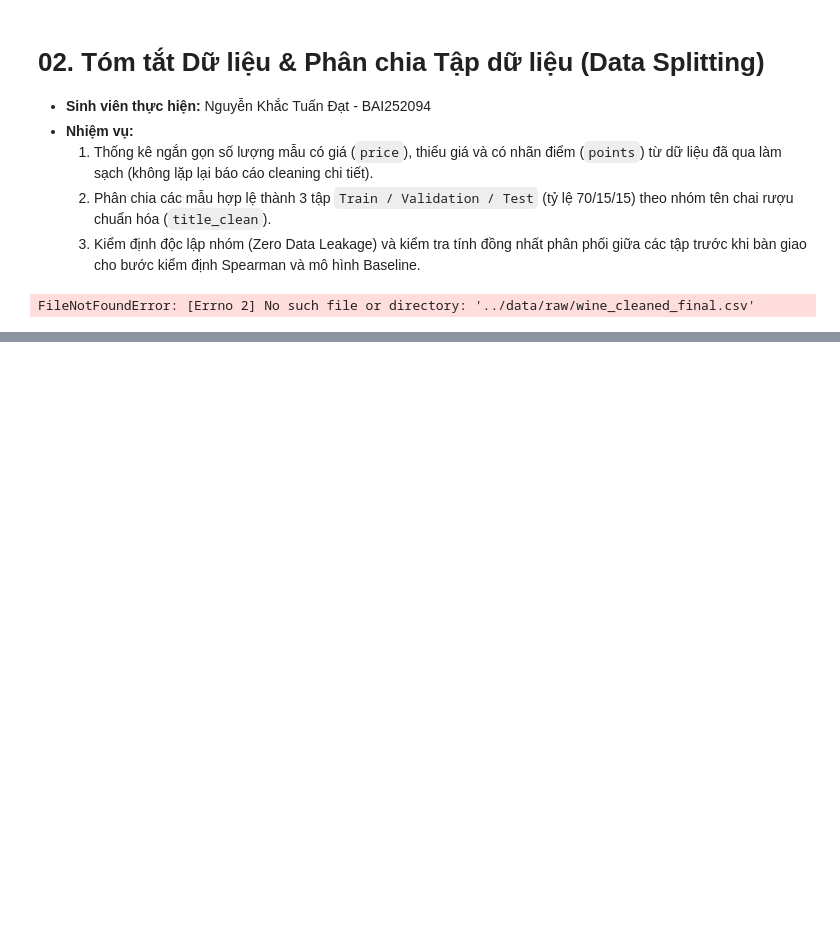
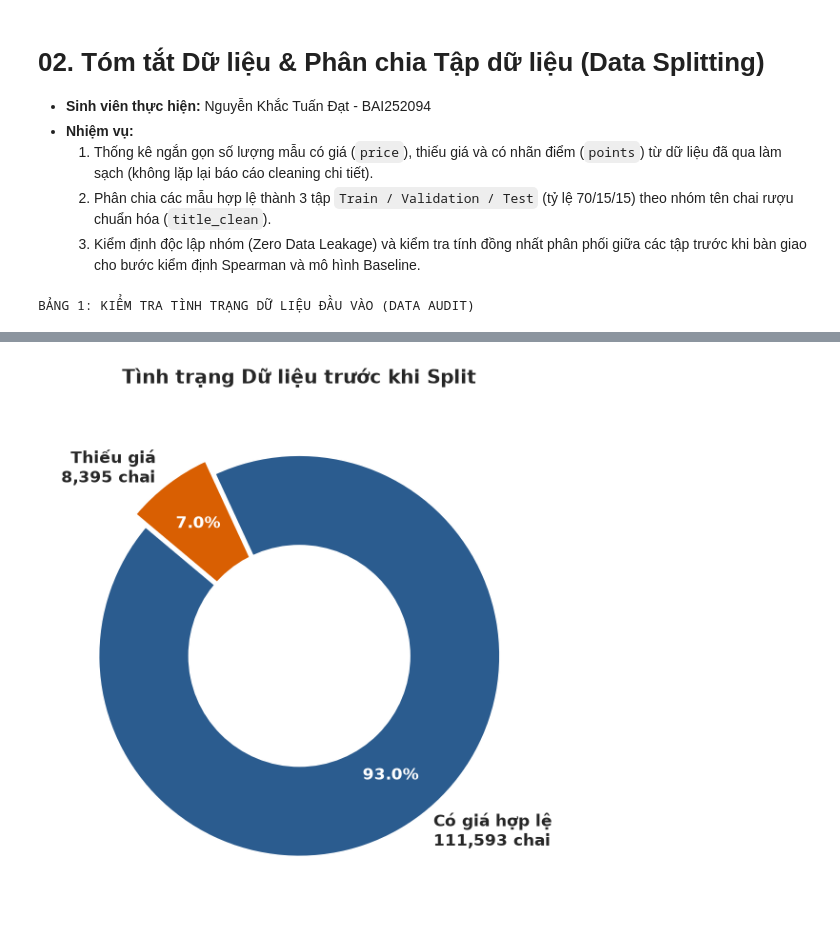
Before and after one commit to Tdat2711/wine-quality-prediction, a Jupyter notebook: notebooks/02_dat_data_split.ipynb, the cells around one changed output, grey strips where cells are left out. Saved outputs shown, nothing was run; the diff lists cells and outputs as text; code cells hidden in the pictures; blank space fills up the shorter version.

```diff
--- a/notebooks/02_dat_data_split.ipynb
+++ b/notebooks/02_dat_data_split.ipynb
@@ -16,80 +16,89 @@ import matplotlib.pyplot as plt
 import seaborn as sns
 from sklearn.model_selection import GroupShuffleSplit
 
-# Ẩn các cảnh báo tương lai không cần thiết để giữ sạch notebook
+# 0. Cấu hình hiển thị và ẩn các cảnh báo hệ thống không cần thiết
 warnings.filterwarnings('ignore')
 sns.set_theme(style="whitegrid", palette="muted")
 plt.rcParams['figure.dpi'] = 110
 plt.rcParams['font.sans-serif'] = 'DejaVu Sans'
 
-# 1. Đọc dữ liệu gốc và khử trùng lặp cơ bản theo quy chuẩn pipeline
-raw_path = '../data/processed/wine_cleaned_final.csv'
-df = pd.read_csv(raw_path)
-df_unique = df.drop_duplicates(subset=['title', 'description', 'points', 'price']).copy()
+# 1. Kế thừa dữ liệu đã được làm sạch (Cleaned Data) từ pipeline của nhóm
+clean_path = '../data/processed/wine_cleaned_final.csv'
+df_clean_input = pd.read_csv(clean_path)
 
-# 2. Tính toán các chỉ số khuyết thiếu
-total_bottles = len(df_unique)
-has_points = df_unique['points'].notna().sum()
-has_price = df_unique['price'].notna().sum()
-missing_price = df_unique['price'].isna().sum()
-valid_samples = len(df_unique.dropna(subset=['price', 'points']))
+# 2. Thống kê (Audit) tình trạng dữ liệu trước khi thực hiện chia tập
+total_bottles = len(df_clean_input)
+has_points = df_clean_input['points'].notna().sum()
+has_price = df_clean_input['price'].notna().sum()
+missing_price = df_clean_input['price'].isna().sum()
 
 summary_df = pd.DataFrame({
     "Trạng thái dữ liệu": [
-        "1. Tổng số chai (Sau khi khử trùng lặp)",
+        "1. Tổng số chai (Từ Pipeline Cleaned)",
         "2. Số chai có nhãn điểm (points)",
-        "3. Số chai CÓ giá (price hợp lệ)",
-        "4. Số chai THIẾU giá (price = NaN)",
-        "5. Mẫu ĐỦ ĐIỀU KIỆN phân tích (Có cả price & points)"
+        "3. Số chai CÓ giá hợp lệ (price)",
+        "4. Số chai THIẾU giá (price = NaN)"
     ],
     "Số lượng (Chai)": [
         f"{total_bottles:,}",
         f"{has_points:,}",
         f"{has_price:,}",
-        f"{missing_price:,}",
-        f"{valid_samples:,}"
+        f"{missing_price:,}"
     ],
     "Tỷ lệ (%)": [
         "100.00%",
         f"{(has_points/total_bottles)*100:.2f}%",
         f"{(has_price/total_bottles)*100:.2f}%",
-        f"{(missing_price/total_bottles)*100:.2f}%",
-        f"{(valid_samples/total_bottles)*100:.2f}%"
+        f"{(missing_price/total_bottles)*100:.2f}%"
     ],
-    "Quyết định xử lý": [
-        "Làm cơ sở tham chiếu",
-        "Đủ 100% nhãn mục tiêu",
-        "Đưa vào chia tập (Split)",
-        "Loại bỏ (Tránh nhiễu do điền khuyết nhân tạo)",
-        "Tập dữ liệu chính thức cho EDA & Modeling"
+    "Đánh giá trạng thái": [
+        "Tập đầu vào cho Data Split",
+        "Đạt chuẩn mục tiêu",
+        "Đạt chuẩn mục tiêu",
+        "Đã được làm sạch hoàn toàn"
     ]
 })
 
-print("BẢNG 1: TÓM TẮT TÌNH TRẠNG KHUYẾT THIẾU GIÁ VÀ ĐIỂM ĐÁNH GIÁ")
+print("BẢNG 1: KIỂM TRA TÌNH TRẠNG DỮ LIỆU ĐẦU VÀO (DATA AUDIT)")
 display(summary_df)
 
-# 3. Biểu đồ Donut trực quan hóa tỷ lệ Có giá vs Thiếu giá
+# 3. Biểu đồ Donut trực quan hóa dữ liệu (Tự động thích ứng với cấu trúc dữ liệu)
+plt.close('all') # Xóa bộ nhớ đệm đồ họa cũ để tránh lỗi đè hình
 fig, ax = plt.subplots(figsize=(7, 5.5))
-colors = ['#2b5c8f', '#d95f02']
+
+# Cơ chế vẽ linh hoạt: Tự động điều chỉnh nếu dữ liệu đã sạch 100% hoặc còn khuyết thiếu
+if missing_price > 0:
+    sizes = [has_price, missing_price]
+    labels = [f'Có giá hợp lệ\n{has_price:,} chai', f'Thiếu giá\n{missing_price:,} chai']
+    colors = ['#2b5c8f', '#d95f02']
+    explode = (0, 0.08)
+else:
+    sizes = [has_price]
+    labels = [f'Dữ liệu hợp lệ (100%)\n{has_price:,} chai']
+    colors = ['#2b5c8f']
+    explode = None
+
 wedges, texts, autotexts = ax.pie(
-    [has_price, missing_price],
-    labels=['Có giá (93.0%)\n111,593 chai', 'Thiếu giá (7.0%)\n8,395 chai'],
+    sizes,
+    labels=labels,
     autopct='%1.1f%%',
     startangle=140,
     colors=colors,
-    pctdistance=0.78,
-    explode=(0, 0.08),
+    explode=explode,
+    pctdistance=0.75,
     textprops={'fontsize': 11, 'fontweight': 'bold'}
 )
+
+# Đổi màu chữ tỷ lệ % thành màu trắng cho hiển thị chuyên nghiệp
 for autotext in autotexts:
     autotext.set_color('white')
 
-# Vẽ vòng tròn trắng ở giữa tạo biểu đồ Donut chuyên nghiệp
+# Vẽ vòng tròn trắng ở tâm tạo hiệu ứng Donut Chart
 centre_circle = plt.Circle((0,0), 0.55, fc='white')
 fig.gca().add_artist(centre_circle)
 
-ax.set_title('Tỷ lệ mẫu dữ liệu Có giá và Thiếu giá sau làm sạch', fontsize=13, fontweight='bold', pad=15)
+ax.set_title('Tình trạng Dữ liệu trước khi Split', fontsize=13, fontweight='bold', pad=15)
 plt.tight_layout()
 plt.show()
 # %% [output]
-FileNotFoundError: [Errno 2] No such file or directory: '../data/raw/wine_cleaned_final.csv'
+BẢNG 1: KIỂM TRA TÌNH TRẠNG DỮ LIỆU ĐẦU VÀO (DATA AUDIT)
@@ -96 +110,2 @@ FileNotFoundError: [Errno 2] No such file or directory: '../data/raw/wine_cleane
+[figure, added]
 # %% [markdown]
```
Also changed, not shown: parts of 5 cells of this notebook, 3 other files.
